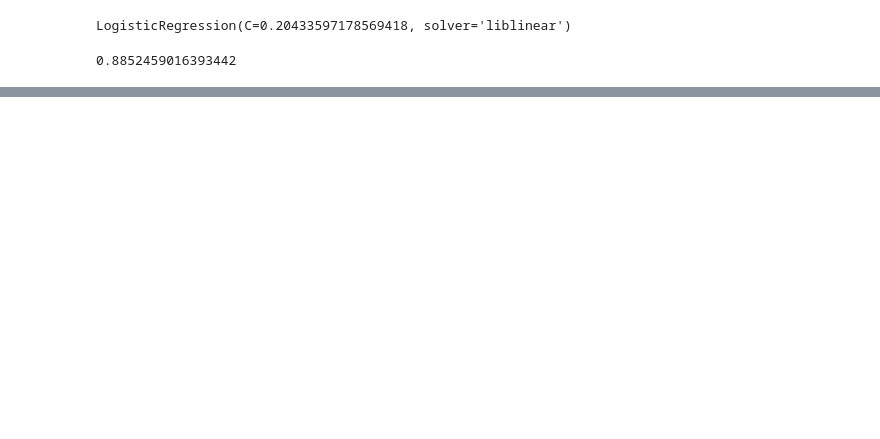
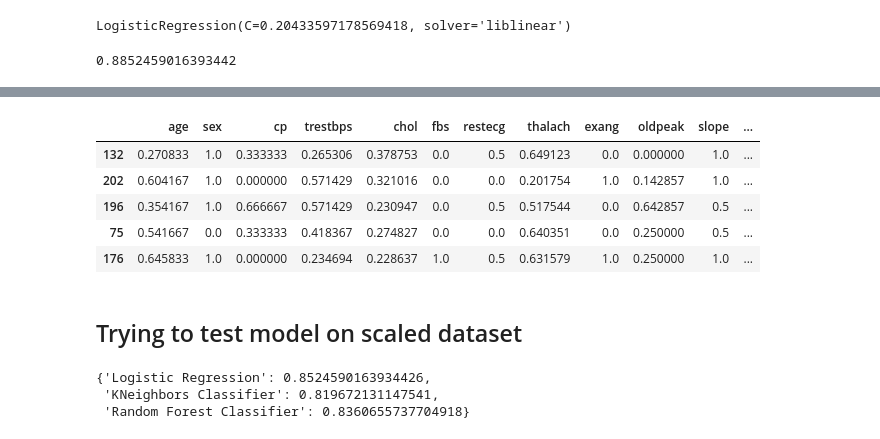
Before and after one commit to Tanishq-19/Heart-Disease-Classification, a Jupyter notebook: Heart-Disease-Classification.ipynb, the cells around one changed output, grey strips where cells are left out. Drawn from its saved outputs; the diff is of its cells as text; code cells hidden in the pictures; blank space fills up the shorter version.

```diff
--- a/Heart-Disease-Classification.ipynb
+++ b/Heart-Disease-Classification.ipynb
@@ -847,0 +844,6 @@ clf_gx.score(X_test, y_test)
+# %%
+min_train = X_train.min()
+# %%
+range_train = (X_train - min_train).max()
+# %%
+X_train_scaled = (X_train - min_train)/range_train
@@ -847,0 +879,12 @@ clf_gx.score(X_test, y_test)
+# %%
+X_train_scaled.head()
+# %% [output]
+|  | age | sex | cp | trestbps | chol | fbs | restecg | thalach | exang | oldpeak | slope | ... |
+| 132 | 0.270833 | 1.0 | 0.333333 | 0.265306 | 0.378753 | 0.0 | 0.5 | 0.649123 | 0.0 | 0.000000 | 1.0 | ... |
+| 202 | 0.604167 | 1.0 | 0.000000 | 0.571429 | 0.321016 | 0.0 | 0.0 | 0.201754 | 1.0 | 0.142857 | 1.0 | ... |
+| 196 | 0.354167 | 1.0 | 0.666667 | 0.571429 | 0.230947 | 0.0 | 0.5 | 0.517544 | 0.0 | 0.642857 | 0.5 | ... |
+| 75 | 0.541667 | 0.0 | 0.333333 | 0.418367 | 0.274827 | 0.0 | 0.0 | 0.640351 | 0.0 | 0.250000 | 0.5 | ... |
+| 176 | 0.645833 | 1.0 | 0.000000 | 0.234694 | 0.228637 | 1.0 | 0.5 | 0.631579 | 1.0 | 0.250000 | 1.0 | ... |
+# %% [markdown]
+
+## Trying to test model on scaled dataset
@@ -847,0 +903,7 @@ clf_gx.score(X_test, y_test)
+# %%
+model_scores_scaled = fit_and_score(models, X_train_scaled, X_test_scaled, y_train_scaled, y_test_scaled)
+model_scores_scaled
+# %% [output]
+{'Logistic Regression': 0.8524590163934426,
+ 'KNeighbors Classifier': 0.819672131147541,
+ 'Random Forest Classifier': 0.8360655737704918}
```
Also changed, not shown: parts of 19 cells of this notebook.
